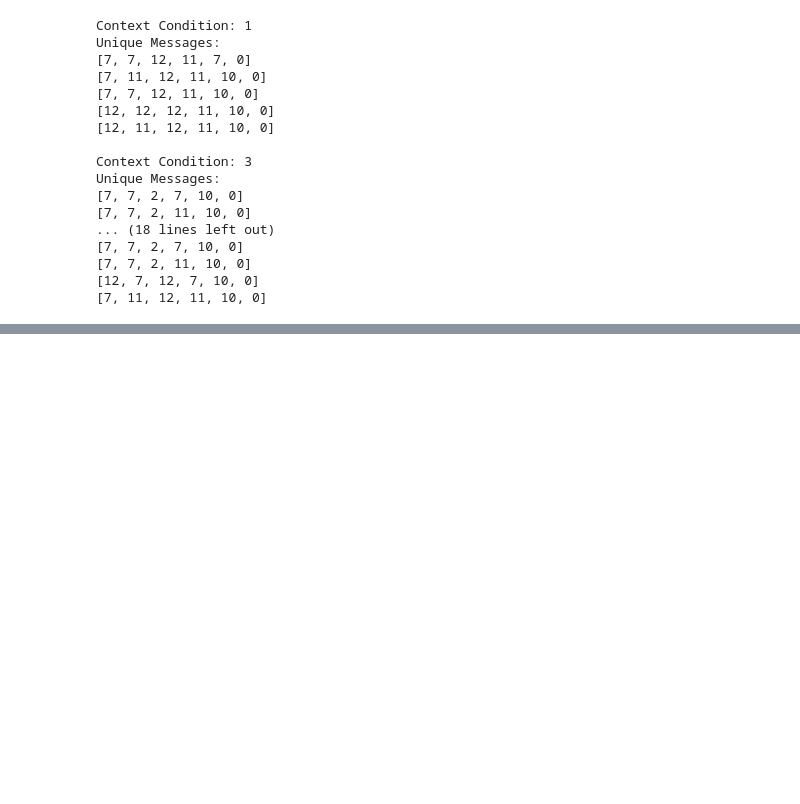
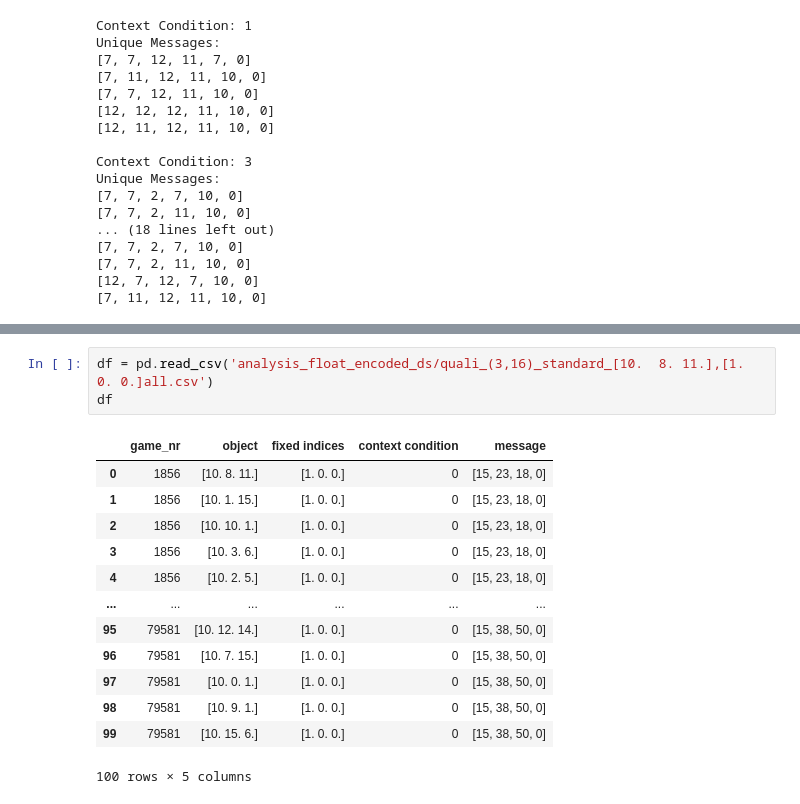
Before and after one commit to mariia55/emergent-abstractions_biased, a Jupyter notebook: analysis_qual_float_encoded.ipynb, the cells around one changed output, grey strips where cells are left out. Cells and saved outputs as stored; diff of their text form; blank space fills up the shorter version.

```diff
--- a/analysis_qual_float_encoded.ipynb
+++ b/analysis_qual_float_encoded.ipynb
@@ -308,0 +447,17 @@ Unique Messages:
+# %%
+df = pd.read_csv('analysis_float_encoded_ds/quali_(3,16)_standard_[10.  8. 11.],[1. 0. 0.]all.csv')
+df
+# %% [output]
+|  | game_nr | object | fixed indices | context condition | message |
+| 0 | 1856 | [10. 8. 11.] | [1. 0. 0.] | 0 | [15, 23, 18, 0] |
+| 1 | 1856 | [10. 1. 15.] | [1. 0. 0.] | 0 | [15, 23, 18, 0] |
+| 2 | 1856 | [10. 10. 1.] | [1. 0. 0.] | 0 | [15, 23, 18, 0] |
+| 3 | 1856 | [10. 3. 6.] | [1. 0. 0.] | 0 | [15, 23, 18, 0] |
+| 4 | 1856 | [10. 2. 5.] | [1. 0. 0.] | 0 | [15, 23, 18, 0] |
+| ... | ... | ... | ... | ... | ... |
+| 95 | 79581 | [10. 12. 14.] | [1. 0. 0.] | 0 | [15, 38, 50, 0] |
+| 96 | 79581 | [10. 7. 15.] | [1. 0. 0.] | 0 | [15, 38, 50, 0] |
+| 97 | 79581 | [10. 0. 1.] | [1. 0. 0.] | 0 | [15, 38, 50, 0] |
+| 98 | 79581 | [10. 9. 1.] | [1. 0. 0.] | 0 | [15, 38, 50, 0] |
+| 99 | 79581 | [10. 15. 6.] | [1. 0. 0.] | 0 | [15, 38, 50, 0] |
+100 rows × 5 columns
```
Also changed, not shown: parts of 11 cells of this notebook, 4 other files.
